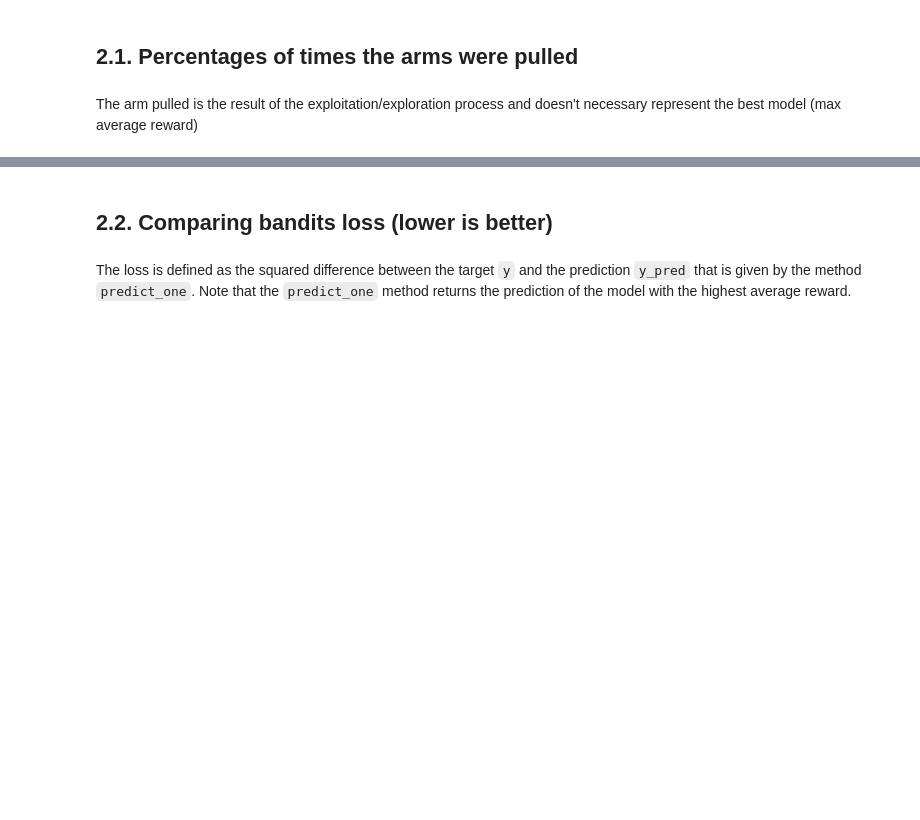
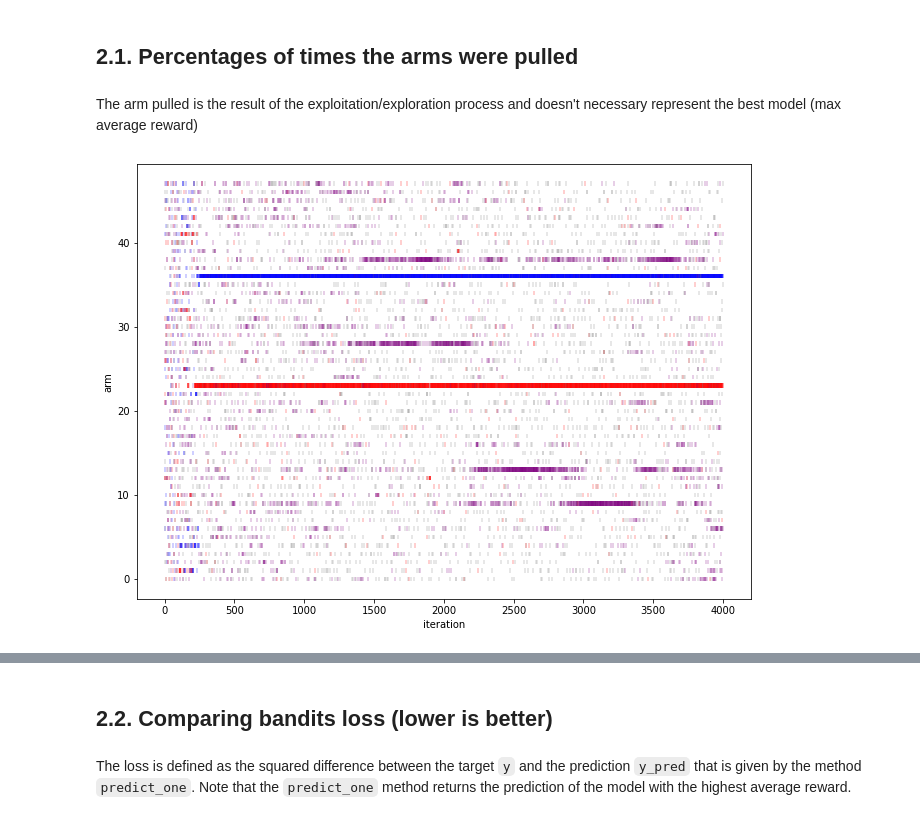
Before and after one commit to etiennekintzler/workbench, a Jupyter notebook: Clean_Bandits.ipynb, the cells around one changed output, grey strips where cells are left out. Saved outputs shown, nothing was run; the diff lists cells and outputs as text; code cells hidden in the pictures; blank space fills up the shorter version.

Commit message:
after rework of river bandit class

```diff
--- a/Clean_Bandits.ipynb
+++ b/Clean_Bandits.ipynb
@@ -133,17 +278,21 @@ We simulate a **dataset** with :
 # %%
 N = 5_000
 p = 25
-dataset = make_dataset(p=p, N=N, intercept=2, drift=False, noise_scale=.25, shock=False, seed=123)
+dataset = make_dataset(p=p, N=N, intercept=2, drift=False, noise_scale=.5, shock=False, seed=123, scale_beta=3)
 # %%
 use_oracle = False
 use_provided_compute = False
 # %%
+seed = np.random.seed(123)
+
 def make_default_params():
-    return dict(metric=metrics.MSE(),
+    return dict(metric=metrics.MAE(),
                 #reward_scaler=preprocessing.StandardScaler(),
                 #save_metric_values=True,
                 models=make_models(),
                 #save_percentage_pulled=True,
-                #print_every=N//4
-                explore_each_arm=4, start_after=10,
+                #print_every=N//4,
+                seed=seed,
+                explore_each_arm=1,
+                start_after=30,
                )
@@ -152,30 +299,32 @@ import tqdm
 # %%
-np.random.seed(123)
 bandits = {
-    "epsilon" : EpsilonGreedyRegressor(epsilon=0.2, epsilon_decay=1e-3,**make_default_params()),
+    "epsilon" : EpsilonGreedyRegressor(epsilon=0.1, **make_default_params()),
     'exp3': Exp3Regressor(eta=.5, **make_default_params()),
-    "ucb"     : UCBRegressor(delta=None, **make_default_params()),
+    "ucb"     : UCBRegressor(delta=.9, **make_default_params()),
     "random"  : RandomBanditRegressor(**make_default_params()),
 }
+
 #bandit_oracle = OracleBandit(**make_default_params())
 
-#bandits['exp3'].reward_scaler = preprocessing.MinMaxScaler()
+l = []
 
-for _, bandit in bandits.items():
-    pass#bandit._compute_scaled_reward = new_compute
-
-l = []
 for i, (x, y) in tqdm.tqdm(enumerate(make_stream(dataset))):
+#for i, (x, y) in tqdm.tqdm(enumerate(datasets.Phishing())):
+#for i, (x, y) in tqdm.tqdm(enumerate(datasets.TrumpApproval())):
 
     for bandit_label in bandits:
         y_pred = bandits[bandit_label].predict_one(x=x)
         reward, metric, chosen_arm = bandits[bandit_label]._learn_one(x=x, y=y)
         l.append((bandit_label, i, reward, metric, chosen_arm))
 
-    if i % (N // 10) == 0:
-        pass#print(bandits["epsilon"].epsilon)
     if use_oracle:
         oracle_pred = bandit_oracle.predict_one(x, y)
         bandit_oracle.learn_one(x=x, y=y)
 # %%
 df_analysis = pd.DataFrame(l, columns=["bandit", "iteration", "reward", "metric", "arm"])
+df_analysis["color"] = df_analysis.bandit.map({
+    "epsilon": "red",
+    "ucb": "blue",
+    "random": "gray",
+    "exp3": "purple",
+})
@@ -203,0 +341,4 @@ def make_percentage_df(percentage_pulled, threshold=0.25/100):
+# %%
+ax = df_analysis.plot.scatter(x="iteration", y="arm", c="color", marker="|", alpha=.25 ,figsize=(11, 8))
+# %% [output]
+[figure, added]
```
Also changed, not shown: parts of 16 cells of this notebook.
